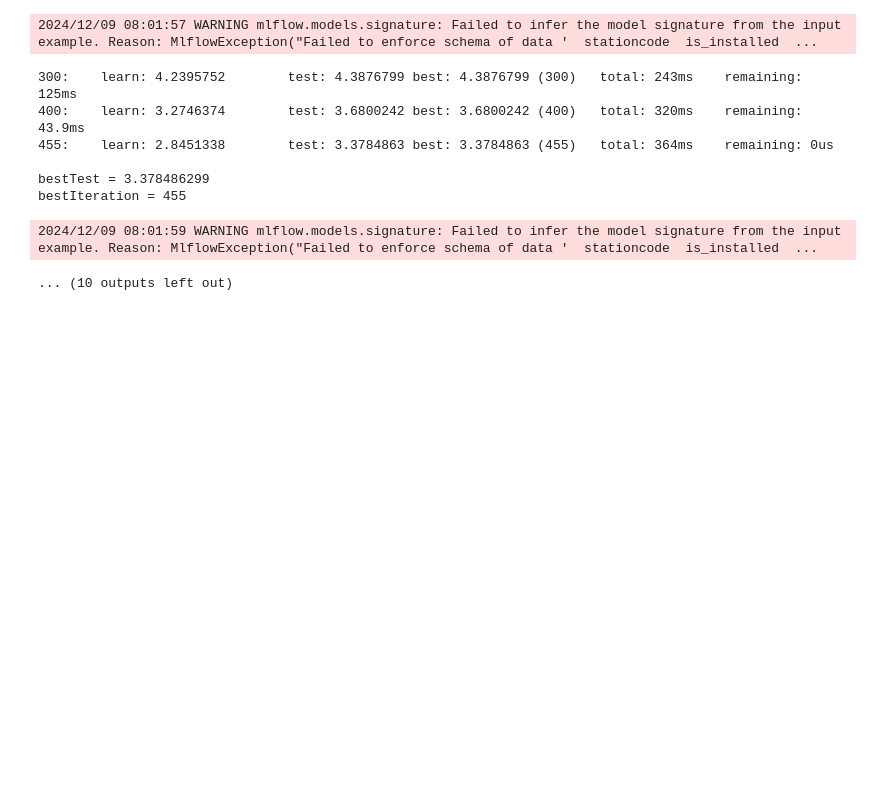
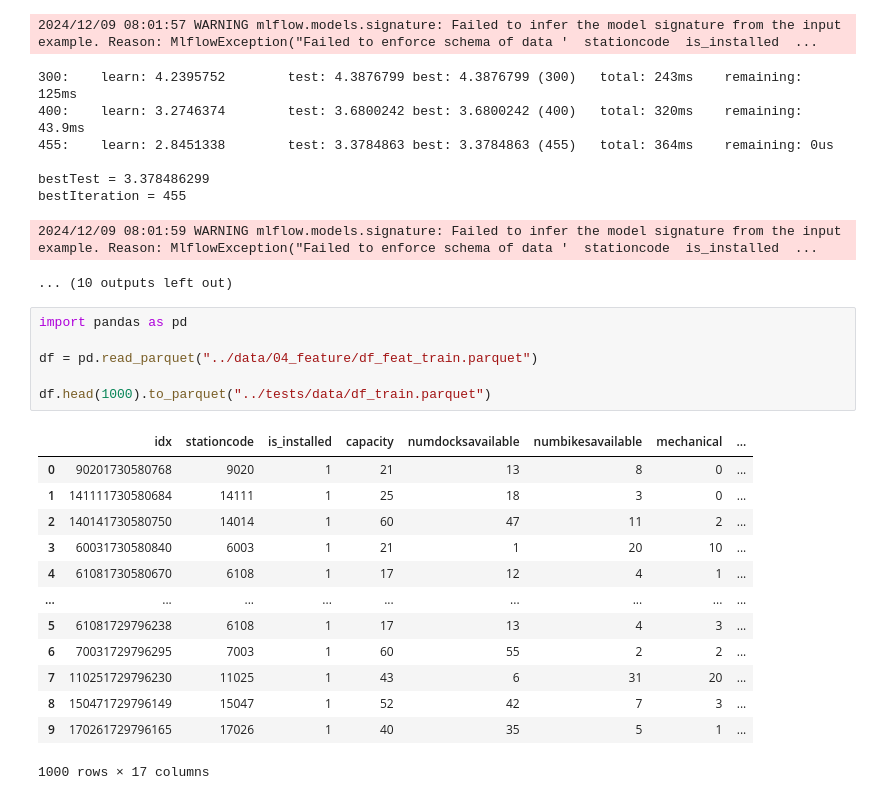
Before and after one commit to BWallyn/velib-prediction, a Jupyter notebook: notebooks/2.3-train-model-bayesian-opti.ipynb, the cells around one changed output. Cells and saved outputs as stored; diff of their text form; blank space fills up the shorter version.

Commit message:
add integration test train model pipeline

```diff
--- a/notebooks/2.3-train-model-bayesian-opti.ipynb
+++ b/notebooks/2.3-train-model-bayesian-opti.ipynb
@@ -216,3 +216,23 @@ bestTest = 3.378486299
 bestIteration = 455
 2024/12/09 08:01:59 WARNING mlflow.models.signature: Failed to infer the model signature from the input example. Reason: MlflowException("Failed to enforce schema of data '  stationcode  is_installed  ...
 ... (10 outputs left out)
+# %%
+import pandas as pd
+
+df = pd.read_parquet("../data/04_feature/df_feat_train.parquet")
+
+df.head(1000).to_parquet("../tests/data/df_train.parquet")
+# %% [output]
+|  | idx | stationcode | is_installed | capacity | numdocksavailable | numbikesavailable | mechanical | ... |
+| 0 | 90201730580768 | 9020 | 1 | 21 | 13 | 8 | 0 | ... |
+| 1 | 141111730580684 | 14111 | 1 | 25 | 18 | 3 | 0 | ... |
+| 2 | 140141730580750 | 14014 | 1 | 60 | 47 | 11 | 2 | ... |
+| 3 | 60031730580840 | 6003 | 1 | 21 | 1 | 20 | 10 | ... |
+| 4 | 61081730580670 | 6108 | 1 | 17 | 12 | 4 | 1 | ... |
+| ... | ... | ... | ... | ... | ... | ... | ... | ... |
+| 5 | 61081729796238 | 6108 | 1 | 17 | 13 | 4 | 3 | ... |
+| 6 | 70031729796295 | 7003 | 1 | 60 | 55 | 2 | 2 | ... |
+| 7 | 110251729796230 | 11025 | 1 | 43 | 6 | 31 | 20 | ... |
+| 8 | 150471729796149 | 15047 | 1 | 52 | 42 | 7 | 3 | ... |
+| 9 | 170261729796165 | 17026 | 1 | 40 | 35 | 5 | 1 | ... |
+1000 rows × 17 columns
```
Also changed, not shown: 2 other files.
